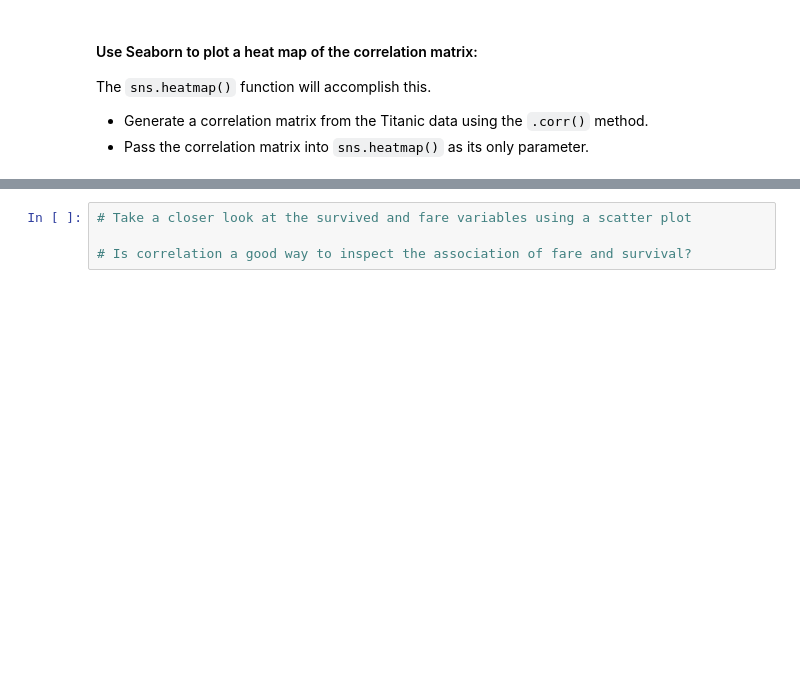
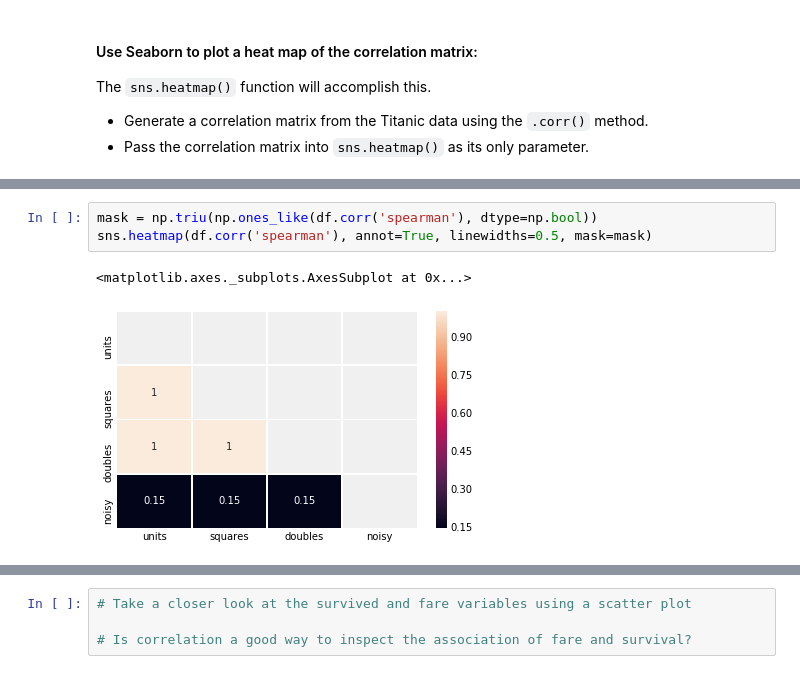
Before and after one commit to amittksingh-me/DAT-course-materials, a Jupyter notebook: lessons/required/statistics-refresher/Statistics-Review-part-1.ipynb, the cells around one changed output, grey strips where cells are left out. Drawn from its saved outputs; the diff is of its cells as text; blank space fills up the shorter version.

```diff
--- a/lessons/required/statistics-refresher/Statistics-Review-part-1.ipynb
+++ b/lessons/required/statistics-refresher/Statistics-Review-part-1.ipynb
@@ -713,0 +913,6 @@ The `sns.heatmap()` function will accomplish this.
+# %%
+mask = np.triu(np.ones_like(df.corr('spearman'), dtype=np.bool))
+sns.heatmap(df.corr('spearman'), annot=True, linewidths=0.5, mask=mask)
+# %% [output]
+<matplotlib.axes._subplots.AxesSubplot at 0x...>
+[figure, added]
```
Also changed, not shown: parts of 55 cells of this notebook, 8 other files.
